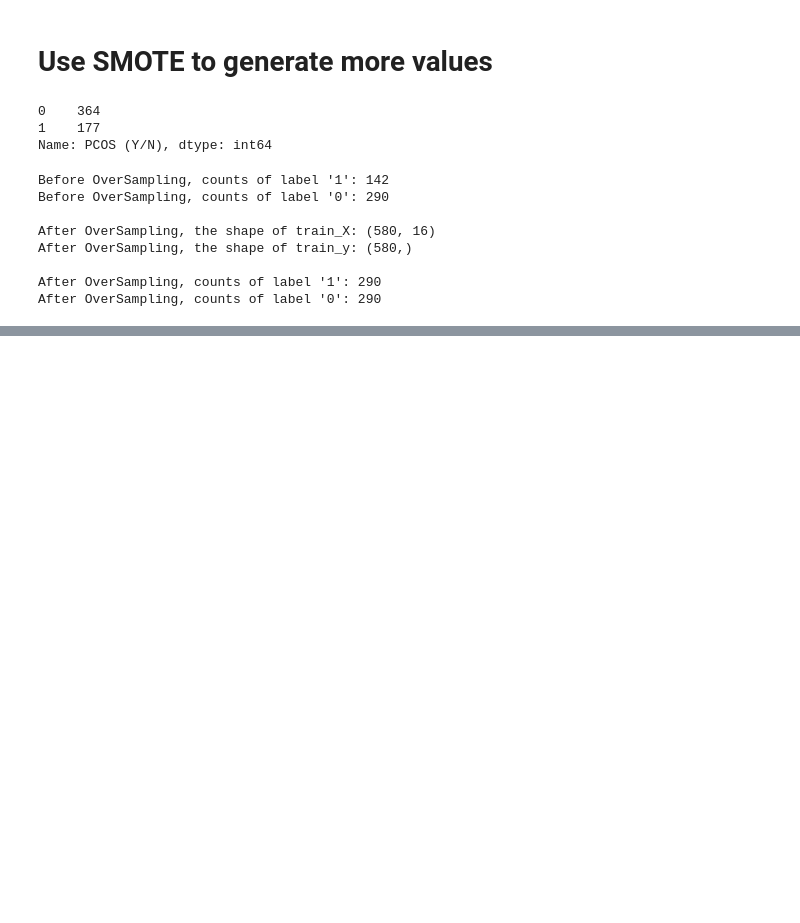
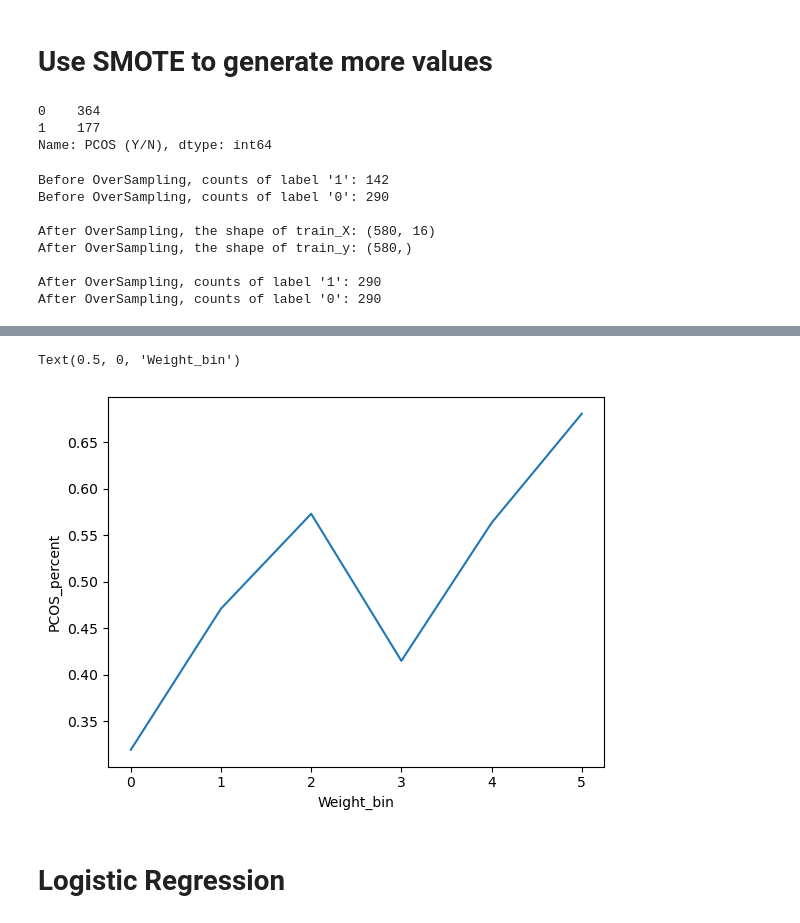
Before and after one commit to ericaez/STAT-303-2-Project, a Jupyter notebook: Project.ipynb, the cells around one changed output, grey strips where cells are left out. Cells and saved outputs as stored; diff of their text form; code cells hidden in the pictures; blank space fills up the shorter version.

```diff
--- a/Project.ipynb
+++ b/Project.ipynb
@@ -84,0 +152,8 @@ data.shape
+# %%
+#Binning weight
+binned_weight = pd.qcut(data['weight'], 6, retbins=True)
+data['weight_binned'] = binned_weight[0]
+# %%
+#Finding percentage of people having diabetes in each Age bin
+weight_data = data.groupby('weight_binned')['PCOS'].agg([('PCOS_percent','mean'),('nobs','count')]).reset_index(drop=False)
+weight_data
@@ -84,0 +168,8 @@ data.shape
+# %%
+sns.lineplot(x = weight_data.index, y = weight_data['PCOS_percent'])
+plt.xlabel('Weight_bin')
+# %% [output]
+Text(0.5, 0, 'Weight_bin')
+[figure, added]
+# %% [markdown]
+# Logistic Regression
```
Also changed, not shown: parts of 18 cells of this notebook, 2 other files.
